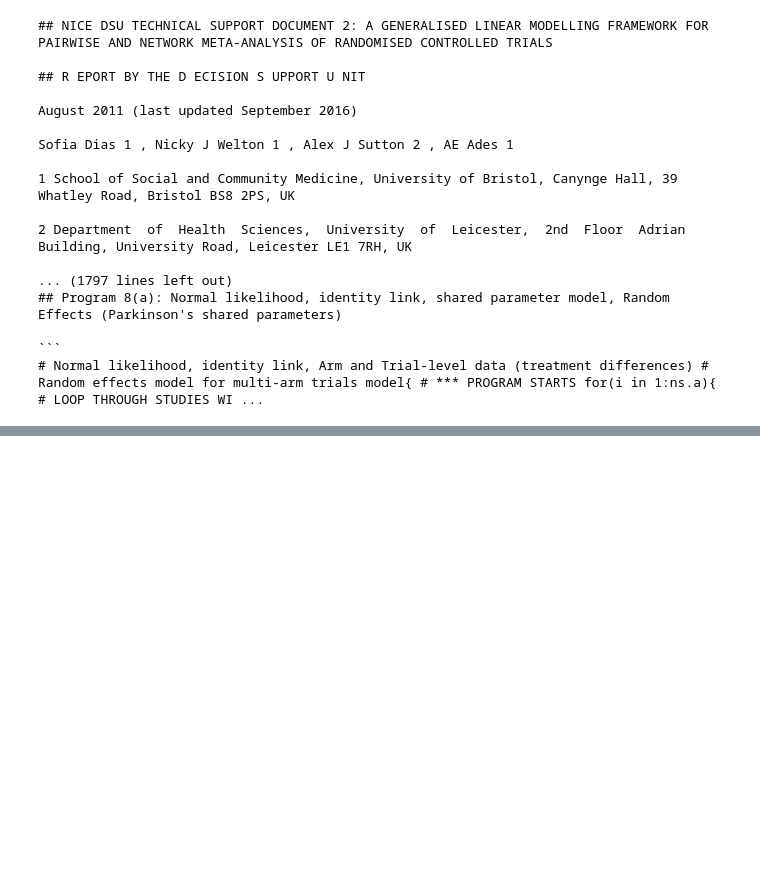
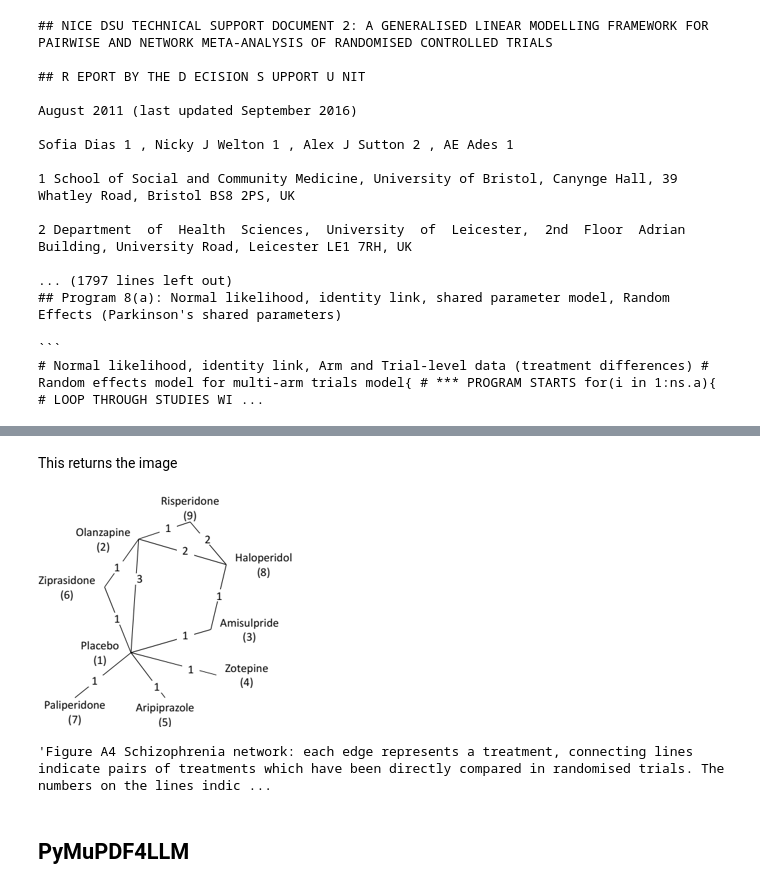
Before and after one commit to devansh-connectHEOR/MARIO, a Jupyter notebook: working.ipynb, the cells around one changed output, grey strips where cells are left out. Saved outputs shown, nothing was run; the diff lists cells and outputs as text; code cells hidden in the pictures; blank space fills up the shorter version.

```diff
--- a/working.ipynb
+++ b/working.ipynb
@@ -258,0 +339,12 @@ OSError: [WinError 1314] A required privilege is not held by the client: '..\\..
+# %% [markdown]
+This returns the image
+# %%
+doc.document.pictures[3].get_image(doc.document)
+# %% [output]
+[figure, added]
+# %%
+doc.document.pictures[3].caption_text(doc.document)
+# %% [output]
+'Figure A4 Schizophrenia network: each edge represents a treatment, connecting lines indicate pairs of treatments which have been directly compared in randomised trials. The numbers on the lines indic ...
+# %% [markdown]
+## PyMuPDF4LLM
```
Also changed, not shown: parts of 28 cells of this notebook, 1 other file.
